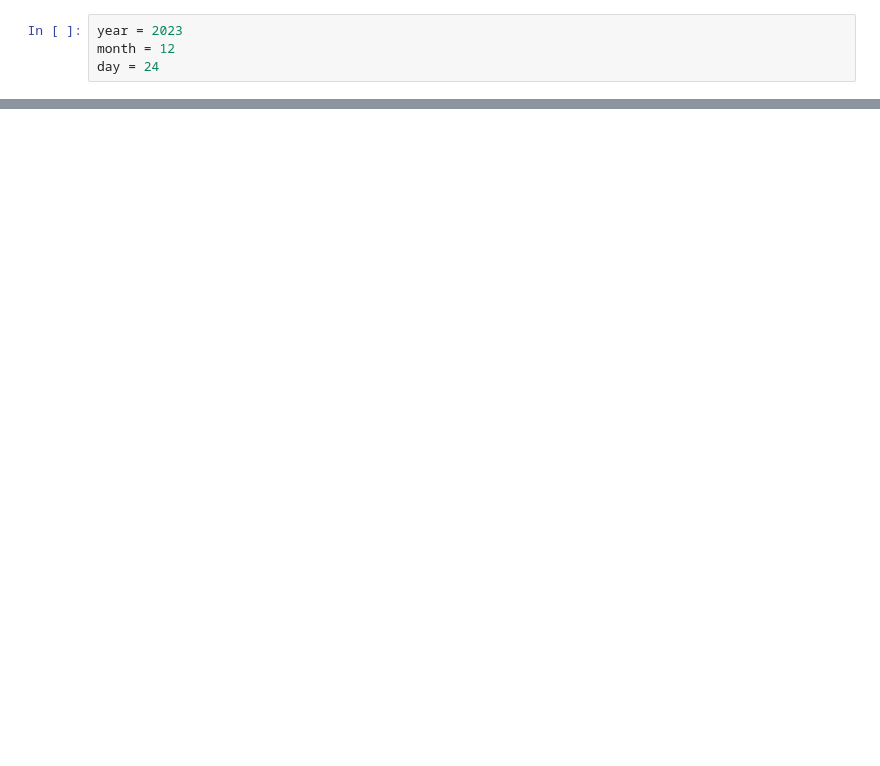
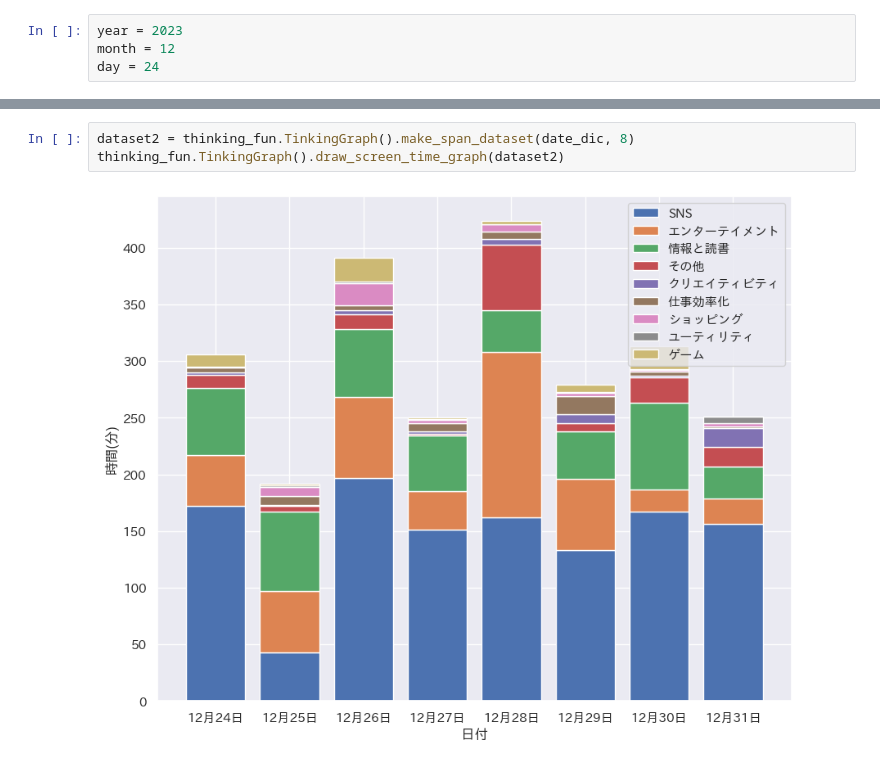
Before and after one commit to To-Takemoto/DSP, a Jupyter notebook: tinking.ipynb, the cells around one changed output, grey strips where cells are left out. Saved outputs shown, nothing was run; the diff lists cells and outputs as text; blank space fills up the shorter version.

```diff
--- a/tinking.ipynb
+++ b/tinking.ipynb
@@ -133,0 +18,5 @@ plt.show()
+# %%
+dataset2 = thinking_fun.TinkingGraph().make_span_dataset(date_dic, 8)
+thinking_fun.TinkingGraph().draw_screen_time_graph(dataset2)
+# %% [output]
+[figure, added]
```
Also changed, not shown: parts of 16 cells of this notebook, 1 other file.
